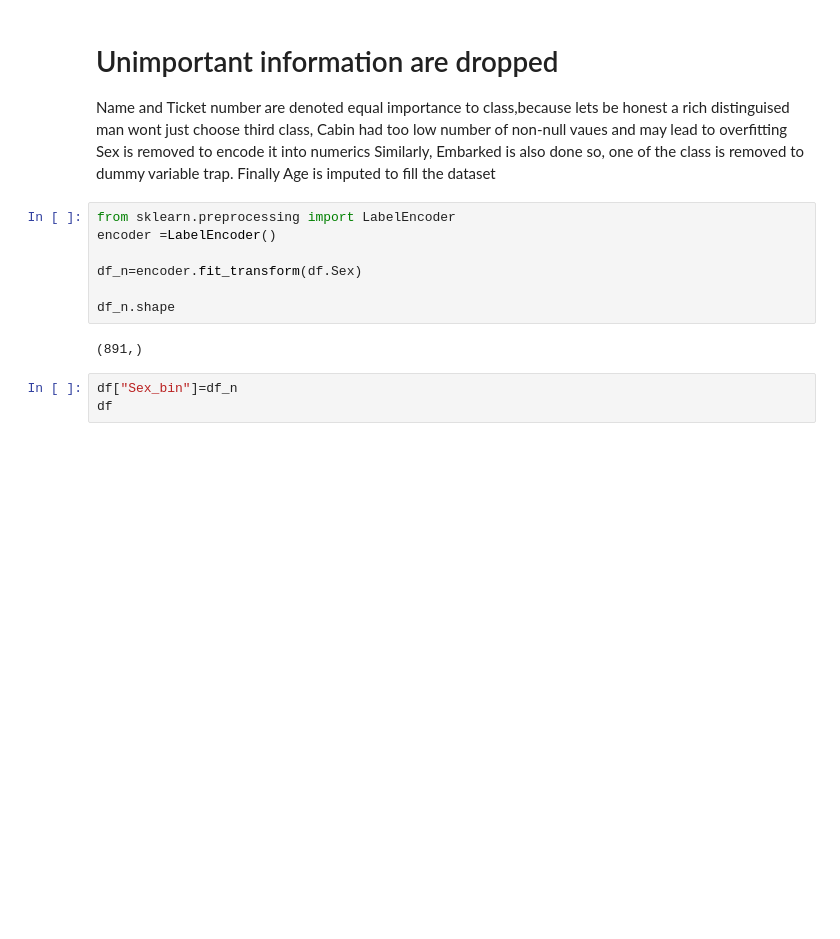
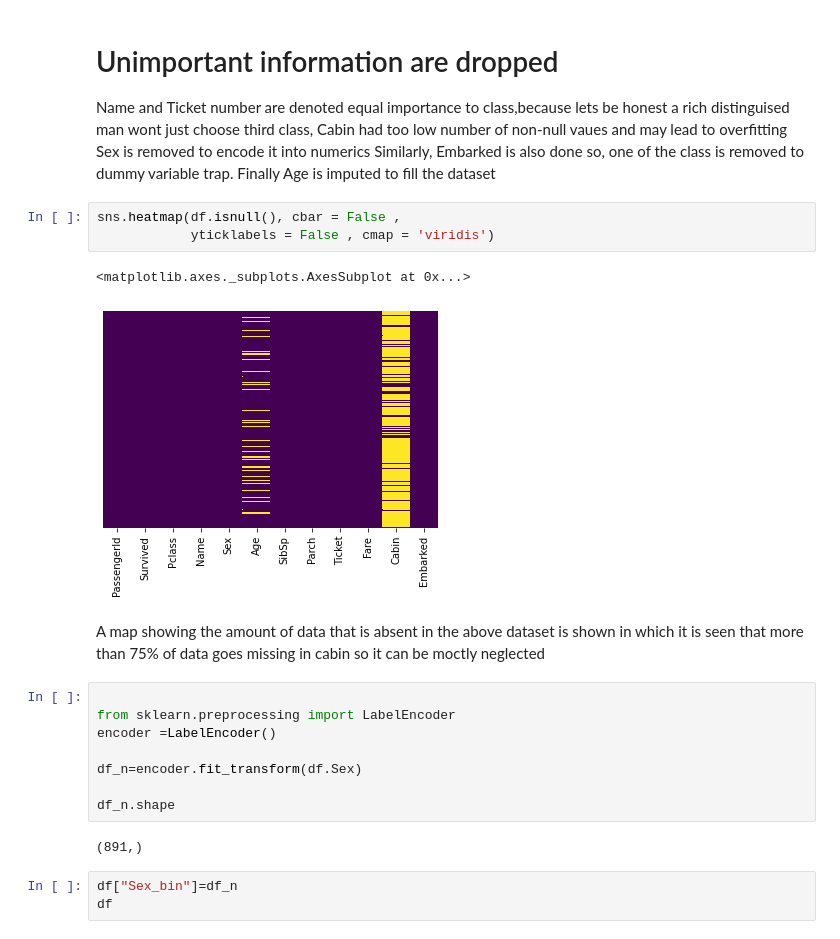
Before and after one commit to arko-64872/TitanicML, a Jupyter notebook: titanic.ipynb, the cells around one changed output. Cells and saved outputs as stored; diff of their text form; blank space fills up the shorter version.

```diff
--- a/titanic.ipynb
+++ b/titanic.ipynb
@@ -64,7 +95,16 @@ Cabin had too low number of non-null vaues and may lead to overfitting
 Sex is removed to encode it into numerics
 Similarly, Embarked is also done so, one of the class is removed to dummy variable trap.
 Finally Age is imputed to fill the dataset
+# %%
+sns.heatmap(df.isnull(), cbar = False ,
+            yticklabels = False , cmap = 'viridis')
+# %% [output]
+<matplotlib.axes._subplots.AxesSubplot at 0x...>
+[figure, added]
+# %% [markdown]
+A map showing the amount of data that is absent in the above dataset is shown in which it is seen that more than 75% of data goes missing in cabin so it can be moctly neglected
 # %%
+
 from sklearn.preprocessing import LabelEncoder
 encoder =LabelEncoder()
 
```
Also changed, not shown: parts of 18 cells of this notebook, 1 other file.
